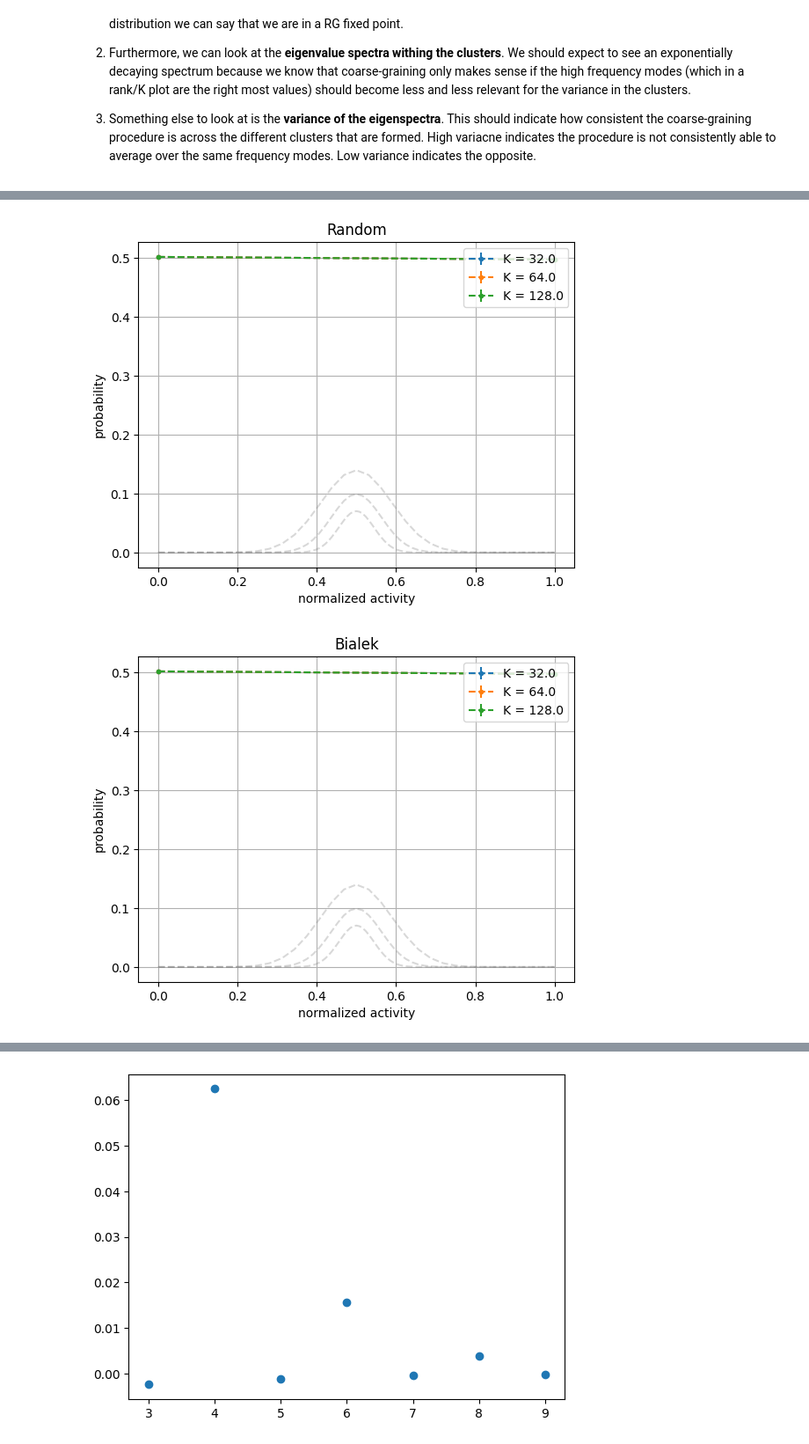
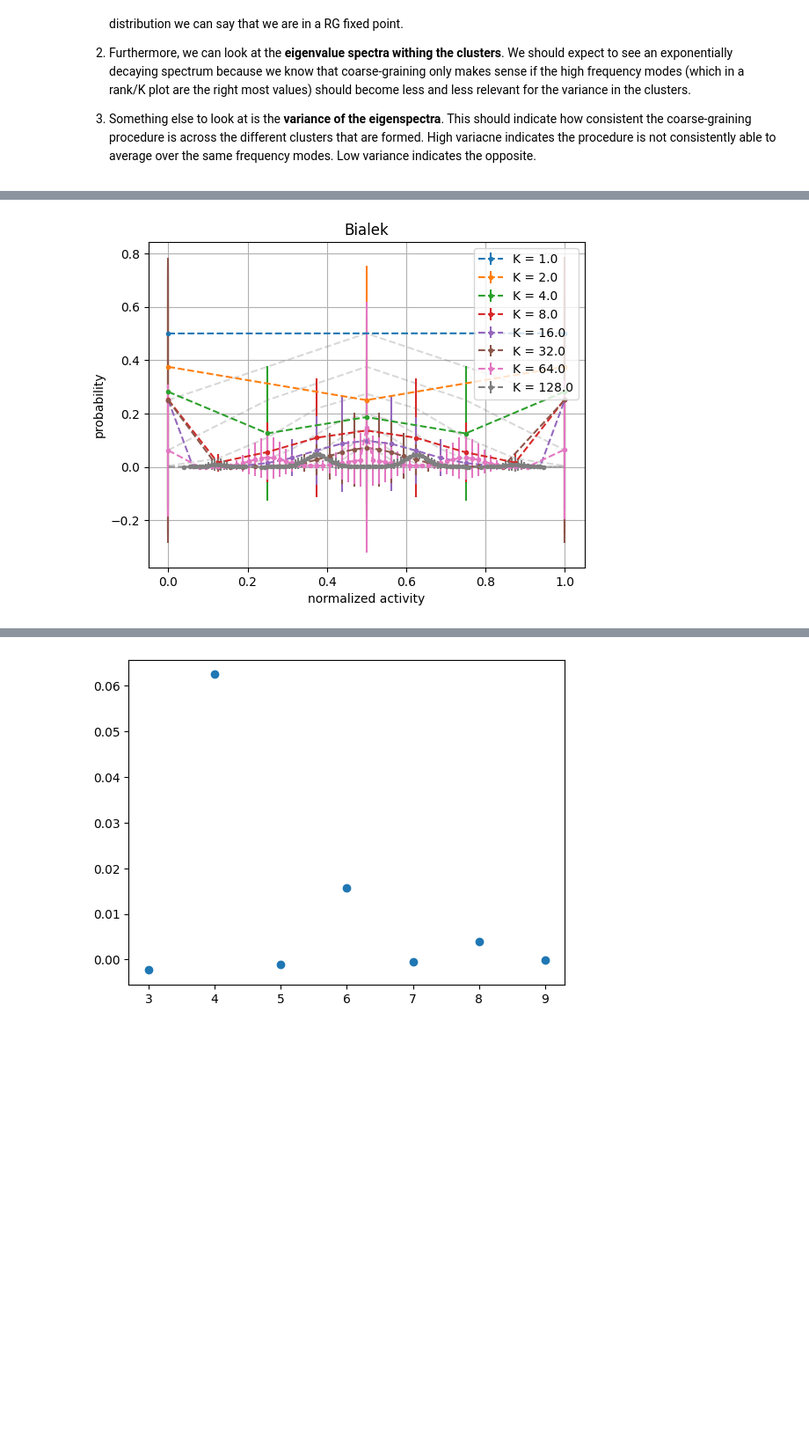
Before and after one commit to KKMGeraedts/Renormalization-Group-Bialek, a Jupyter notebook: Studying Scaling Behabiaour of Real Space RG (Bialek).ipynb, the cells around one changed output, grey strips where cells are left out. Shown at 88% size. Cells and saved outputs as stored; diff of their text form; code cells hidden in the pictures; blank space fills up the shorter version.

```diff
--- a/Studying Scaling Behabiaour of Real Space RG (Bialek).ipynb
+++ b/Studying Scaling Behabiaour of Real Space RG (Bialek).ipynb
@@ -29,14 +29,14 @@ Lets start by loading in the datasets we want to study. We will load in the foll
 # %% [markdown]
 ### Filenames
 # %%
-f = "input/mixed_correlation_Nclusters=16_SizeClusters=32.npy"
-f = "input/correlated_dataset.npy"
+f = "input/mixed_correlation_Nclusters=4_SizeClusters=32.npy"
 #f = "input/HG19_k6_datasets/HG19_k6_mu1.00_(20,4,5)_B0.55_N1000_00.dat"
 #file_data_gaussian = "input/gaussian_distribution_data.npy"
 #f_data_1dising = "
 
 save_plot = True
-output_dir = ""
+common_title = "4 clusters of size 32"
+output_dir = "figures_mixed_datasets/Nclusters=4_SizeClusters=32/"
 # %% [markdown]
 ### Create a RGObject for each dataset we want to analyse
 # %%
@@ -131,6 +137,6 @@ Xs_random, clusters_random, _ = RG_random.extract_data()
 Xs_bialek, clusters_bialek, _ = RG_bialek.extract_data()
 
 # Compute distributions
-p_averages_random, p_stds_random, unique_activity_values_random = RG_random.compute_probability_distributions()
-p_averages_bialek, p_stds_bialek, unique_activity_values_bialek = RG_bialek.compute_probability_distributions()
+p_averages_random, p_stds_random, unique_activity_values_random = RG_random.compute_activity_distributions()
+p_averages_bialek, p_stds_bialek, unique_activity_values_bialek = RG_bialek.compute_activity_distributions()
 # %% [output]
@@ -168,62 +183,23 @@ plot_eigenvalue_spectra_within_clusters(Xs_bialek, clusters_bialek, title="Biale
 # %%
-def plot_normalized_activity(p_averages, p_stds, unique_activity_values, clusters, rg_range=(0,0), title=""):
-    """
-    Plots the distribution of the normalized activity. Given the average probabilities, standard deviations and the unique values at each
-    step of the coarse-graining. This data can be obtained from the RG_class.
-
-    Parameters:
-        p_averages - a list of size = n_rg_iterations with each list containing an numpy array of the average activity across all clusters
-        p_stds - a list of size = n_rg_iterations with each list containing an numpy array of the standard deviation of the activity across all clusters
-        unique_activity_values - a list of size = n_rg_iterations with each list containing an numpy array of the unique activity values in the clusters
-    """
-    cluster_sizes = [len(clusters[0]) / len(c) for c in clusters]
-
-    if rg_range != (0,0):
-
-        cluster_sizes = cluster_sizes[rg_range[0]:rg_range[1]]
-        p_averages = p_averages[rg_range[0]:rg_range[1]]
-        p_stds = p_stds[rg_range[0]:rg_range[1]]
-        unique_activity_values = unique_activity_values[rg_range[0]:rg_range[1]]
-        clusters = clusters[rg_range[0]:rg_range[1]]
-
-    for i, _ in enumerate(p_averages):
-        plt.errorbar(unique_activity_values[i], p_averages[i], 2*p_stds[i], fmt="o--", markersize=3, label=f"K = {cluster_sizes[i]}")
-
-        # Plot probability distribution of binomial p=0.5 with n=cluster_size
-        n = cluster_sizes[i]
-        p = 0.5
-        x = np.arange(0, n+1)
-        plt.plot(x / cluster_sizes[i], binom.pmf(x, n, p), '--', color="grey", alpha=0.3)
-
-
-    plt.ylabel("probability")
-    plt.xlabel("normalized activity")
-    plt.title("Probability distribution of the normalized activity")
-    plt.grid(True)
-    plt.legend(loc="upper right")
-    plt.title(title)
-    plt.show()
-
 # Plot distribution of activity
-rg_range = (5, len(clusters_bialek))
+rg_range = (0, len(clusters_bialek))
 
 # Random
-plot_normalized_activity(p_averages_random,
-                         p_stds_random,
-                         unique_activity_values_random,
-                         clusters_random,
-                         rg_range,
-                         title="Random")
+# plot_normalized_activity(p_averages_random,
+#                          p_stds_random,
+#                          unique_activity_values_random,
+#                          clusters_random,
+#                          rg_range,
+#                          title="Random")
 
 # Bialek
 plot_normalized_activity(p_averages_bialek,
                          p_stds_bialek,
                          unique_activity_values_bialek,
                          clusters_bialek,
                          rg_range,
                          title="Bialek")
 # %% [output]
-[figure, old version]
+[figure, new version]
-[figure, removed]
 # %%
 # Plot the eigenvalue spectrum of the coarse-grained variables at different points in the RGTs
```
Also changed, not shown: parts of 11 cells of this notebook, 32 other files.
